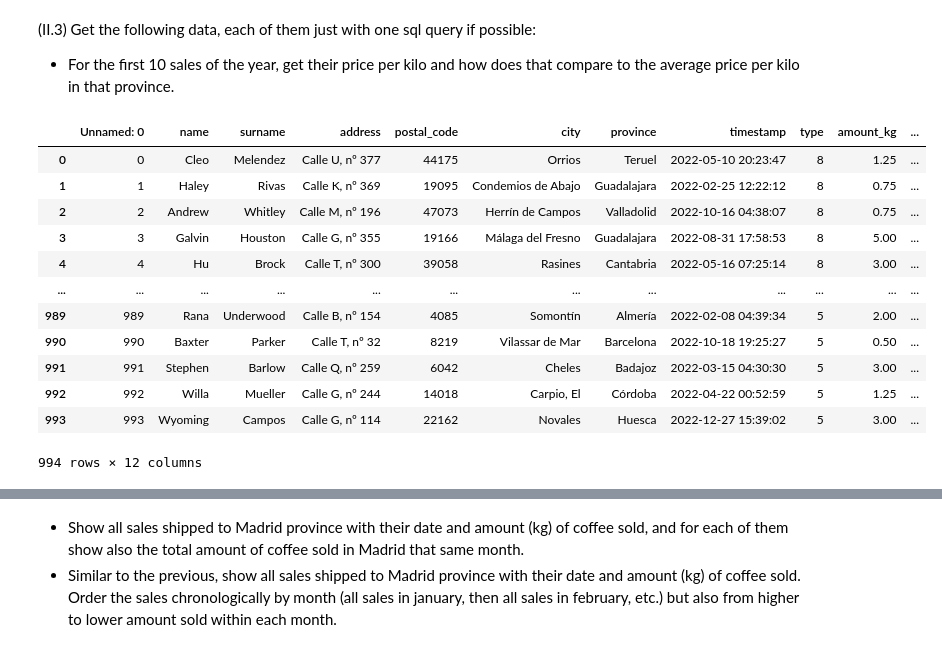
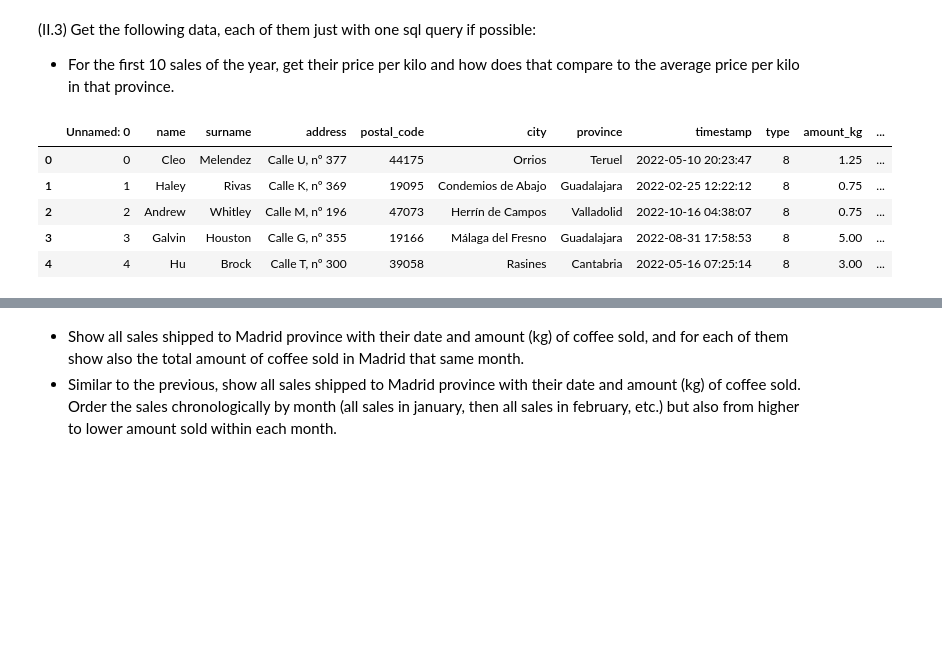
Before and after one commit to guille-ds/DataCleaning-Analysis-Python-SQL, a Jupyter notebook: answers-1.ipynb, the cells around one changed output, grey strips where cells are left out. Saved outputs shown, nothing was run; the diff lists cells and outputs as text; code cells hidden in the pictures; blank space fills up the shorter version.

Commit message:
Clean dataframe ready to be used for learning how to use sql queries with pandas

```diff
--- a/answers-1.ipynb
+++ b/answers-1.ipynb
@@ -908,23 +874,16 @@ conn.close()
 (II.3) Get the following data, each of them just with one sql query if possible:
 * For the first 10 sales of the year, get their price per kilo and how does that compare to the average price per kilo in that province.
 # %%
-# Voy a utilizar el csv actualizado (sales_up.csv) que creé en la primera parte del test.
-# Esta vez, haré las queries desde pandas con pd.read_sql_query()
+# From now on, I'm going to use the updated csv (sales_up.csv) that was created in the first part of this test.
+# This time, I'll make the queries from pandas with the <pd.read_sql_query()> method.
 
 # Load the sales_up.csv file into pandas dataframe
 df = pd.read_csv("./sales_up.csv", parse_dates=["timestamp"])
-df
+df.head()
 # %% [output]
 |  | Unnamed: 0 | name | surname | address | postal_code | city | province | timestamp | type | amount_kg | ... |
 | 0 | 0 | Cleo | Melendez | Calle U, nº 377 | 44175 | Orrios | Teruel | 2022-05-10 20:23:47 | 8 | 1.25 | ... |
 | 1 | 1 | Haley | Rivas | Calle K, nº 369 | 19095 | Condemios de Abajo | Guadalajara | 2022-02-25 12:22:12 | 8 | 0.75 | ... |
 | 2 | 2 | Andrew | Whitley | Calle M, nº 196 | 47073 | Herrín de Campos | Valladolid | 2022-10-16 04:38:07 | 8 | 0.75 | ... |
 | 3 | 3 | Galvin | Houston | Calle G, nº 355 | 19166 | Málaga del Fresno | Guadalajara | 2022-08-31 17:58:53 | 8 | 5.00 | ... |
 | 4 | 4 | Hu | Brock | Calle T, nº 300 | 39058 | Rasines | Cantabria | 2022-05-16 07:25:14 | 8 | 3.00 | ... |
-| ... | ... | ... | ... | ... | ... | ... | ... | ... | ... | ... | ... |
-| 989 | 989 | Rana | Underwood | Calle B, nº 154 | 4085 | Somontín | Almería | 2022-02-08 04:39:34 | 5 | 2.00 | ... |
-| 990 | 990 | Baxter | Parker | Calle T, nº 32 | 8219 | Vilassar de Mar | Barcelona | 2022-10-18 19:25:27 | 5 | 0.50 | ... |
-| 991 | 991 | Stephen | Barlow | Calle Q, nº 259 | 6042 | Cheles | Badajoz | 2022-03-15 04:30:30 | 5 | 3.00 | ... |
-| 992 | 992 | Willa | Mueller | Calle G, nº 244 | 14018 | Carpio, El | Córdoba | 2022-04-22 00:52:59 | 5 | 1.25 | ... |
-| 993 | 993 | Wyoming | Campos | Calle G, nº 114 | 22162 | Novales | Huesca | 2022-12-27 15:39:02 | 5 | 3.00 | ... |
-994 rows × 12 columns
```
Also changed, not shown: parts of 21 cells of this notebook, 2 other files.
